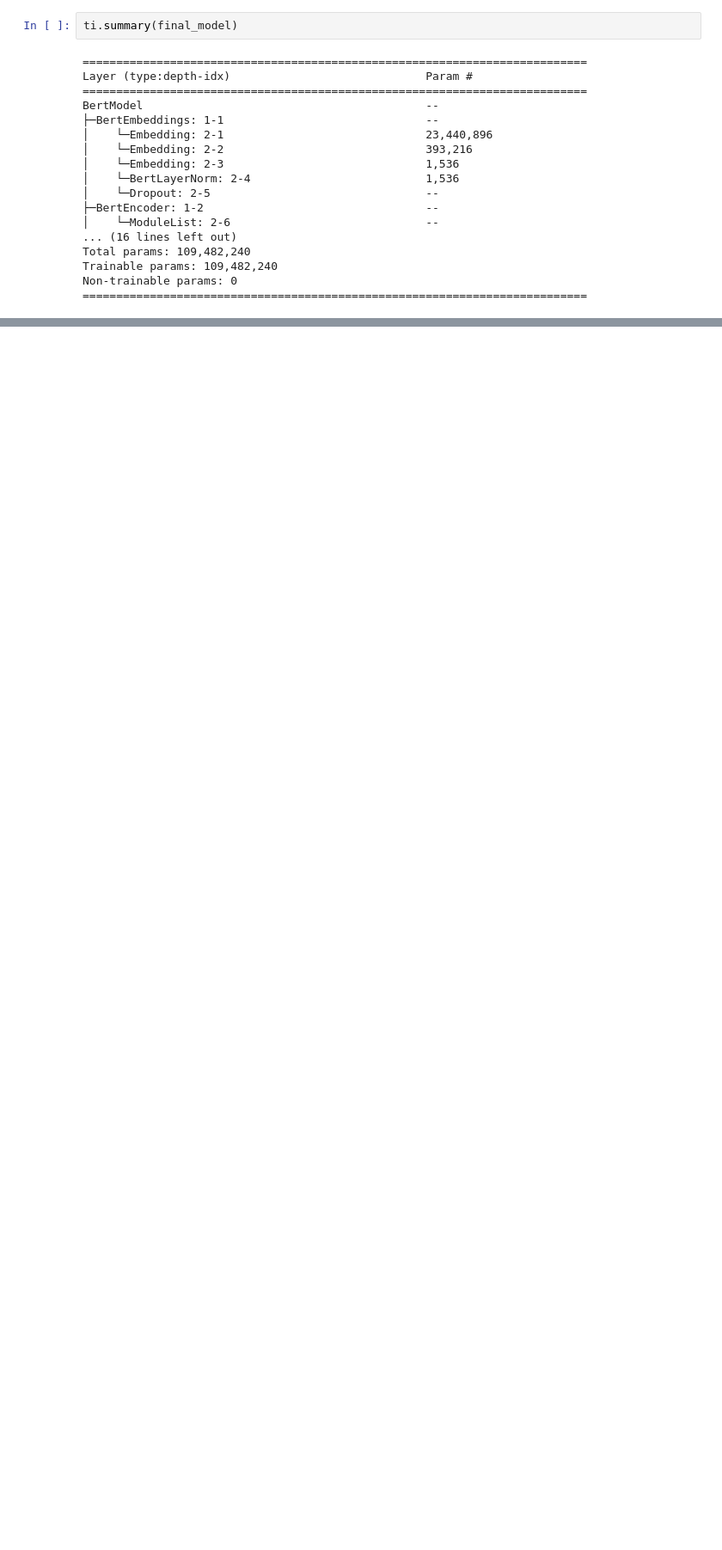
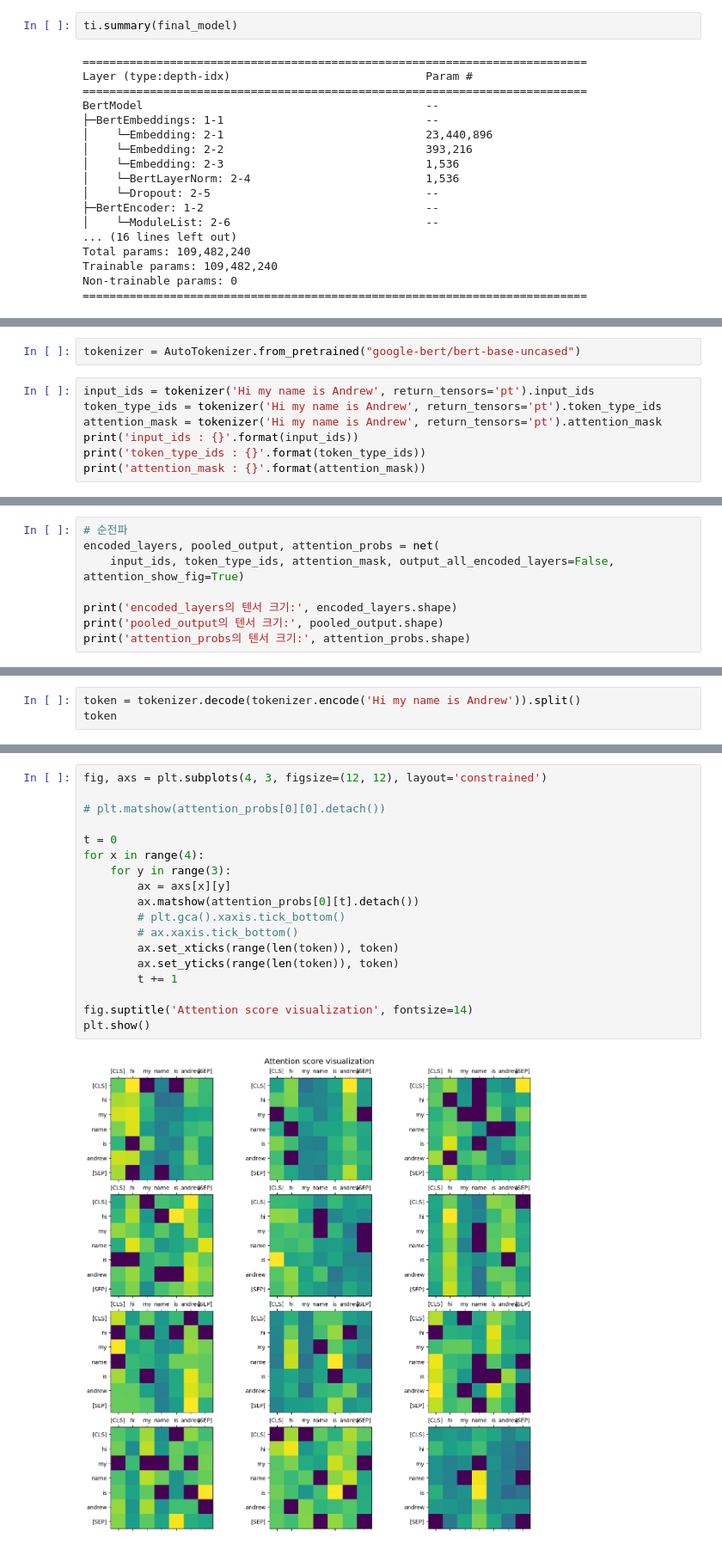
Before and after one commit to MinDongRyul/DL, a Jupyter notebook: BERT_Base.ipynb, the cells around one changed output, grey strips where cells are left out. Shown at 86% size. Drawn from its saved outputs; the diff is of its cells as text; blank space fills up the shorter version.

Commit message:
Visualization Attentionscore & Analyze BERT process

```diff
--- a/BERT_Base.ipynb
+++ b/BERT_Base.ipynb
@@ -926,0 +1452,9 @@ attention_probs의 텐서 크기: torch.Size([2, 12, 5, 5])
+# %%
+tokenizer = AutoTokenizer.from_pretrained("google-bert/bert-base-uncased")
+# %%
+input_ids = tokenizer('Hi my name is Andrew', return_tensors='pt').input_ids
+token_type_ids = tokenizer('Hi my name is Andrew', return_tensors='pt').token_type_ids
+attention_mask = tokenizer('Hi my name is Andrew', return_tensors='pt').attention_mask
+print('input_ids : {}'.format(input_ids))
+print('token_type_ids : {}'.format(token_type_ids))
+print('attention_mask : {}'.format(attention_mask))
@@ -926,0 +1465,8 @@ attention_probs의 텐서 크기: torch.Size([2, 12, 5, 5])
+# %%
+# 순전파
+encoded_layers, pooled_output, attention_probs = net(
+    input_ids, token_type_ids, attention_mask, output_all_encoded_layers=False, attention_show_fig=True)
+
+print('encoded_layers의 텐서 크기:', encoded_layers.shape)
+print('pooled_output의 텐서 크기:', pooled_output.shape)
+print('attention_probs의 텐서 크기:', attention_probs.shape)
@@ -926,0 +1481,3 @@ attention_probs의 텐서 크기: torch.Size([2, 12, 5, 5])
+# %%
+token = tokenizer.decode(tokenizer.encode('Hi my name is Andrew')).split()
+token
@@ -926,0 +1486,20 @@ attention_probs의 텐서 크기: torch.Size([2, 12, 5, 5])
+# %%
+fig, axs = plt.subplots(4, 3, figsize=(12, 12), layout='constrained')
+
+# plt.matshow(attention_probs[0][0].detach())
+
+t = 0
+for x in range(4):
+    for y in range(3):
+        ax = axs[x][y]
+        ax.matshow(attention_probs[0][t].detach())
+        # plt.gca().xaxis.tick_bottom()
+        # ax.xaxis.tick_bottom()
+        ax.set_xticks(range(len(token)), token)
+        ax.set_yticks(range(len(token)), token)
+        t += 1
+
+fig.suptitle('Attention score visualization', fontsize=14)
+plt.show()
+# %% [output]
+[figure, added]
```
Also changed, not shown: parts of 74 cells of this notebook.
